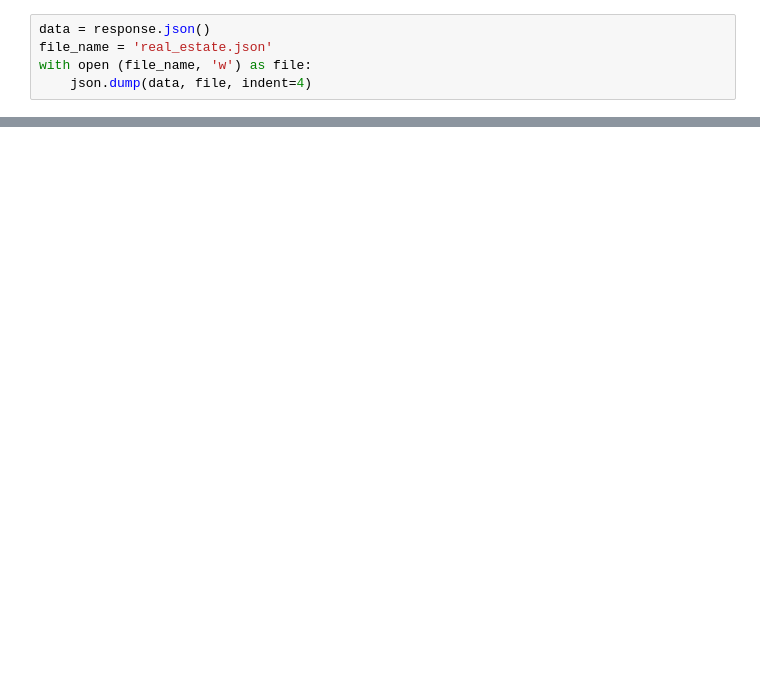
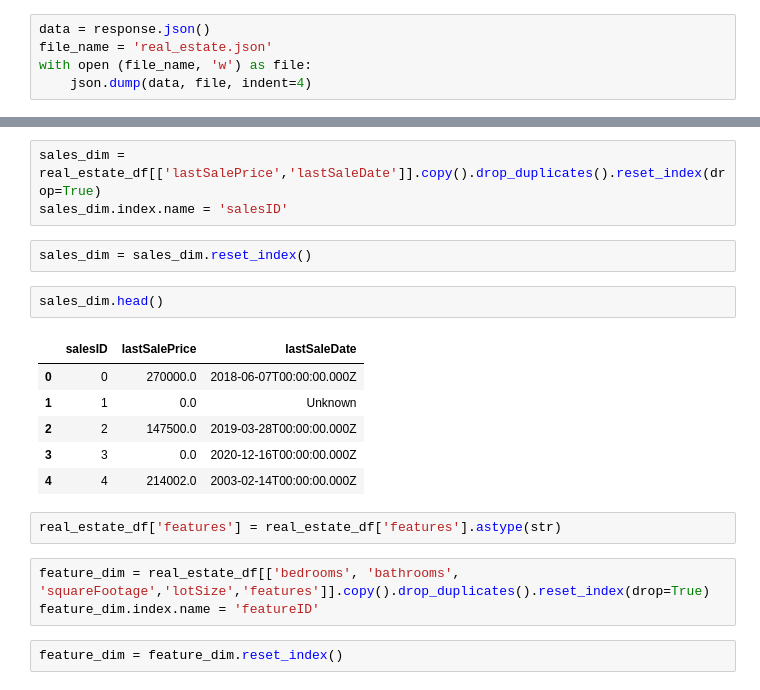
Before and after one commit to uchy4life/Mars_realtor, a Jupyter notebook: etl_solution.ipynb, the cells around one changed output, grey strips where cells are left out. Drawn from its saved outputs; the diff is of its cells as text; blank space fills up the shorter version.

```diff
--- a/etl_solution.ipynb
+++ b/etl_solution.ipynb
@@ -52,0 +136,21 @@ Index(['id', 'formattedAddress', 'addressLine1', 'addressLine2', 'city',
+# %%
+sales_dim = real_estate_df[['lastSalePrice','lastSaleDate']].copy().drop_duplicates().reset_index(drop=True)
+sales_dim.index.name = 'salesID'
+# %%
+sales_dim = sales_dim.reset_index()
+# %%
+sales_dim.head()
+# %% [output]
+|  | salesID | lastSalePrice | lastSaleDate |
+| 0 | 0 | 270000.0 | 2018-06-07T00:00:00.000Z |
+| 1 | 1 | 0.0 | Unknown |
+| 2 | 2 | 147500.0 | 2019-03-28T00:00:00.000Z |
+| 3 | 3 | 0.0 | 2020-12-16T00:00:00.000Z |
+| 4 | 4 | 214002.0 | 2003-02-14T00:00:00.000Z |
+# %%
+real_estate_df['features'] = real_estate_df['features'].astype(str)
+# %%
+feature_dim = real_estate_df[['bedrooms', 'bathrooms', 'squareFootage','lotSize','features']].copy().drop_duplicates().reset_index(drop=True)
+feature_dim.index.name = 'featureID'
+# %%
+feature_dim = feature_dim.reset_index()
```
Also changed, not shown: parts of 21 cells of this notebook, 2 other files.
